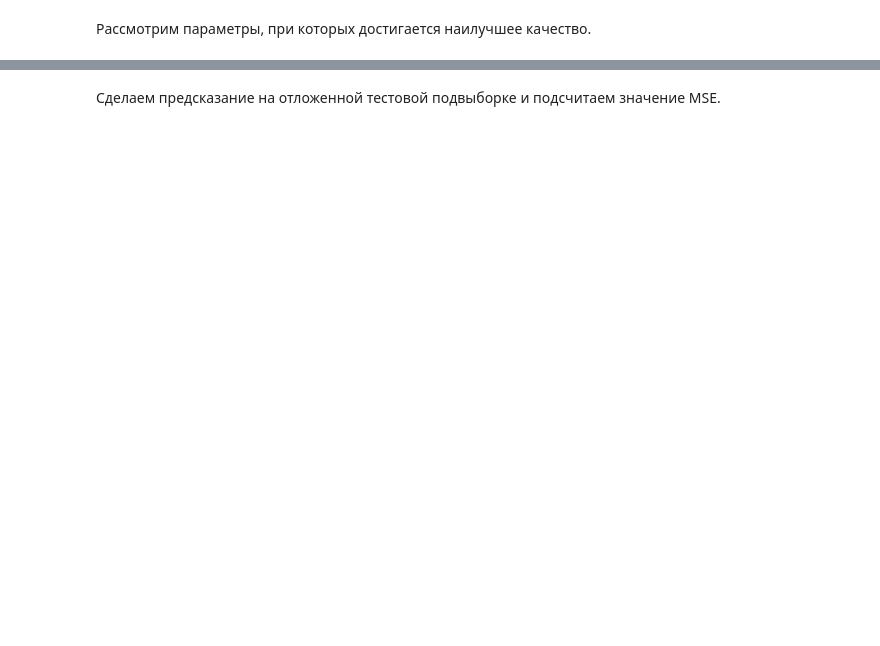
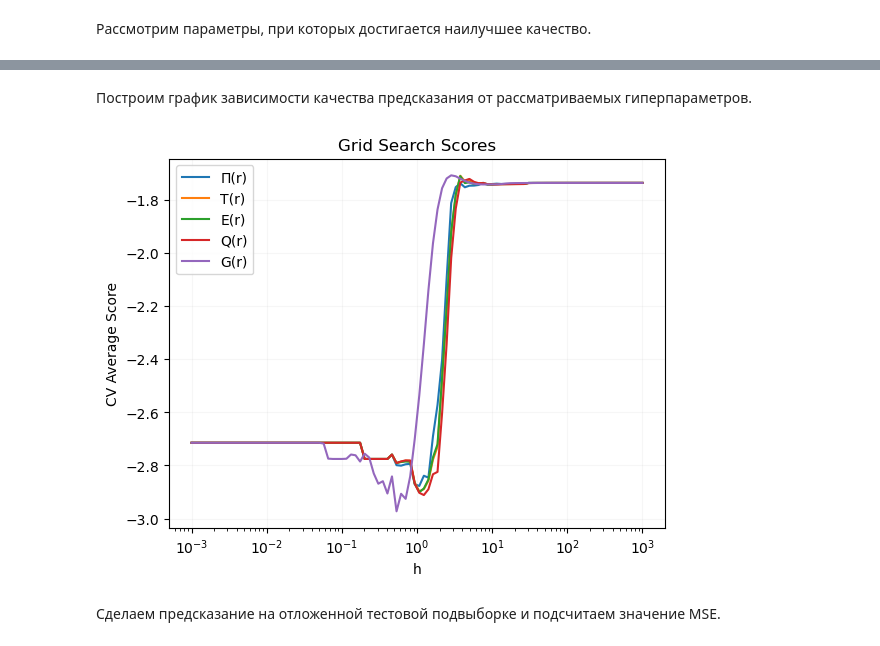
Before and after one commit to kisnikser/Machine-Learning-Seminars, a Jupyter notebook: hw1/hw1.ipynb, the cells around one changed output, grey strips where cells are left out. Saved outputs shown, nothing was run; the diff lists cells and outputs as text; code cells hidden in the pictures; blank space fills up the shorter version.

```diff
--- a/hw1/hw1.ipynb
+++ b/hw1/hw1.ipynb
@@ -377,7 +403,7 @@ param_grid = {
     'fnv__h': np.logspace(-3, 3, 100)
 }
 # %%
-search = GridSearchCV(pipe, param_grid, scoring='neg_mean_squared_error', cv=10, n_jobs=-1)
+search = GridSearchCV(pipe, param_grid, scoring='neg_mean_squared_error', cv=5, n_jobs=-1)
 # %%
 search.fit(X_train, y_train)
 # %% [output]
@@ -407,4 +433,29 @@ search.best_params_
  'fnv__kernel': <function __main__.G(distance, h=1)>}
+# %% [markdown]
+Построим график зависимости качества предсказания от рассматриваемых гиперпараметров.
+# %%
+def plot_grid_search(cv_results, grid_param_1, grid_param_2, name_param_1, name_param_2):
+    # Get Test Scores Mean and std for each grid search
+    scores_mean = cv_results['mean_test_score']
+    scores_mean = np.array(scores_mean).reshape(len(grid_param_2), len(grid_param_1))
+
+    scores_sd = cv_results['std_test_score']
+    scores_sd = np.array(scores_sd).reshape(len(grid_param_2), len(grid_param_1))
+
+    # Param1 is the X-axis, Param 2 is represented as a different curve (color line)
+    for idx, val in enumerate(['П(r)', 'T(r)', 'E(r)', 'Q(r)', 'G(r)']):
+        plt.plot(grid_param_2, scores_mean[:, idx], label=val)
+
+    plt.title("Grid Search Scores")
+    plt.xlabel(name_param_2)
+    plt.xscale('log')
+    plt.ylabel('CV Average Score')
+    plt.legend(loc="best")
+    plt.grid(alpha=0.1)
+# %%
+plot_grid_search(search.cv_results_, param_grid['fnv__kernel'], param_grid['fnv__h'], 'kernel', 'h')
+# %% [output]
+[figure, added]
 # %% [markdown]
 Сделаем предсказание на отложенной тестовой подвыборке и подсчитаем значение MSE.
 # %%
```
Also changed, not shown: parts of 21 cells of this notebook.
